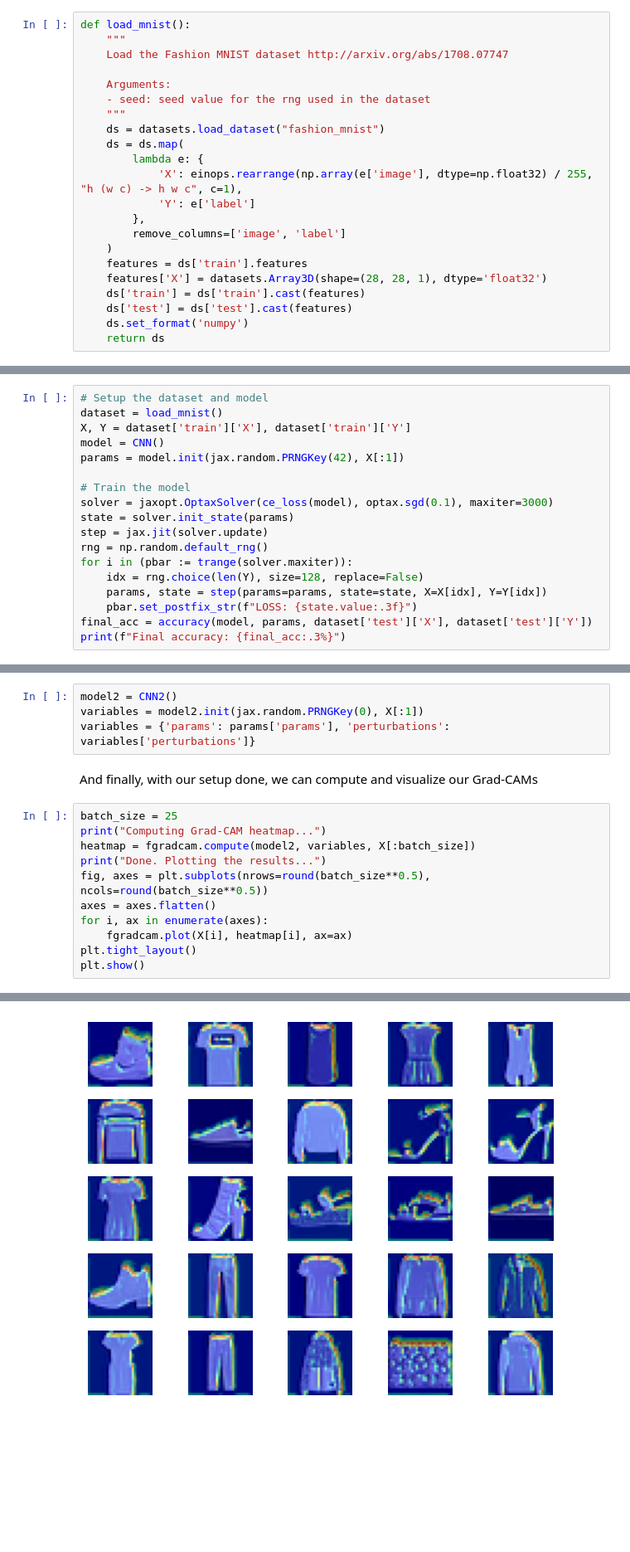
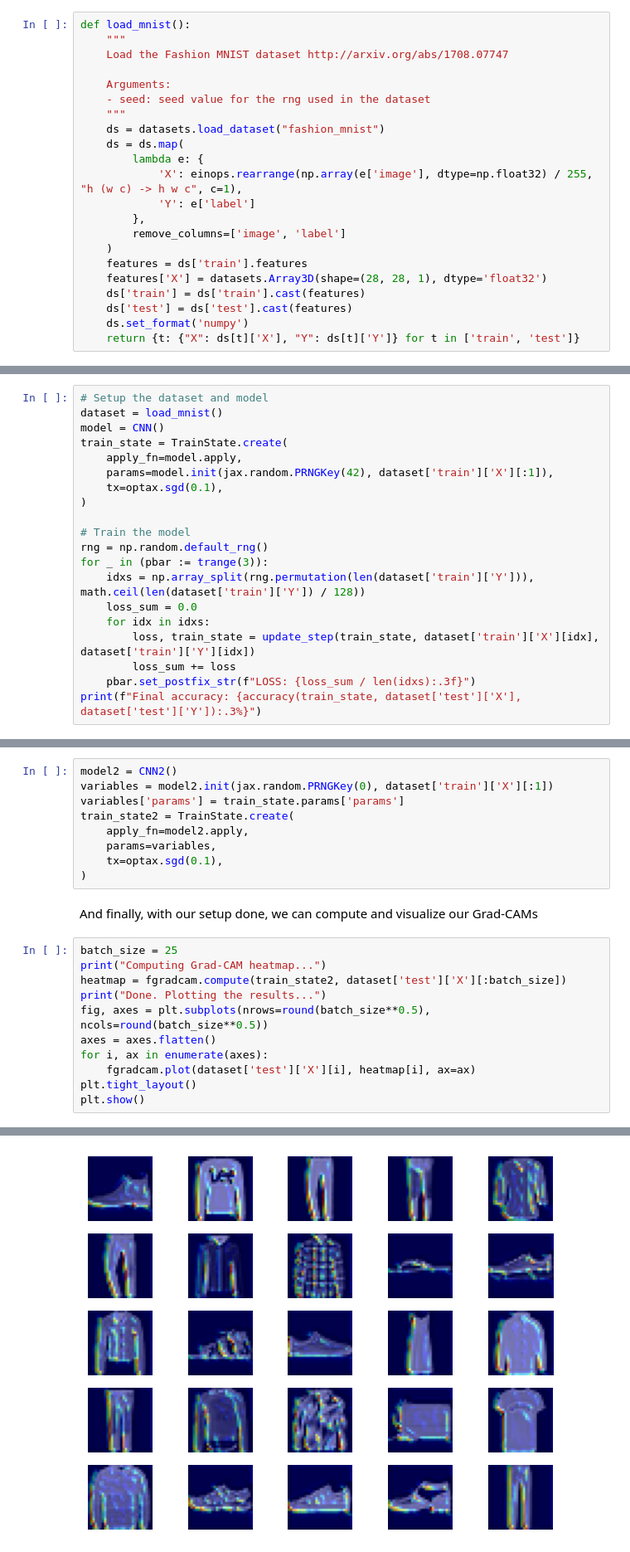
Before and after one commit to codymlewis/flax_gradcam, a Jupyter notebook: samples/transfer.ipynb, the cells around one changed output, grey strips where cells are left out. Shown at 83% size. Drawn from its saved outputs; the diff is of its cells as text; blank space fills up the shorter version.

```diff
--- a/samples/transfer.ipynb
+++ b/samples/transfer.ipynb
@@ -78,7 +82,7 @@ def load_mnist():
     ds['train'] = ds['train'].cast(features)
     ds['test'] = ds['test'].cast(features)
     ds.set_format('numpy')
-    return ds
+    return {t: {"X": ds[t]['X'], "Y": ds[t]['Y']} for t in ['train', 'test']}
 # %% [markdown]
 Finally, we define our model to train,
 # %%
@@ -102,19 +106,21 @@ We will now perform pretraining of the model,
 # %%
 # Setup the dataset and model
 dataset = load_mnist()
-X, Y = dataset['train']['X'], dataset['train']['Y']
 model = CNN()
-params = model.init(jax.random.PRNGKey(42), X[:1])
+train_state = TrainState.create(
+    apply_fn=model.apply,
+    params=model.init(jax.random.PRNGKey(42), dataset['train']['X'][:1]),
+    tx=optax.sgd(0.1),
+)
 
 # Train the model
-solver = jaxopt.OptaxSolver(ce_loss(model), optax.sgd(0.1), maxiter=3000)
-state = solver.init_state(params)
-step = jax.jit(solver.update)
 rng = np.random.default_rng()
-for i in (pbar := trange(solver.maxiter)):
-    idx = rng.choice(len(Y), size=128, replace=False)
-    params, state = step(params=params, state=state, X=X[idx], Y=Y[idx])
-    pbar.set_postfix_str(f"LOSS: {state.value:.3f}")
-final_acc = accuracy(model, params, dataset['test']['X'], dataset['test']['Y'])
-print(f"Final accuracy: {final_acc:.3%}")
+for _ in (pbar := trange(3)):
+    idxs = np.array_split(rng.permutation(len(dataset['train']['Y'])), math.ceil(len(dataset['train']['Y']) / 128))
+    loss_sum = 0.0
+    for idx in idxs:
+        loss, train_state = update_step(train_state, dataset['train']['X'][idx], dataset['train']['Y'][idx])
+        loss_sum += loss
+    pbar.set_postfix_str(f"LOSS: {loss_sum / len(idxs):.3f}")
+print(f"Final accuracy: {accuracy(train_state, dataset['test']['X'], dataset['test']['Y']):.3%}")
 # %% [output]
@@ -150,22 +150,27 @@ class CNN2(nn.Module):
 Next, we setup the model and the parameters, we create blank parameters and transfer the pretrained parameters into the correct place in the PyTree,
 # %%
 model2 = CNN2()
-variables = model2.init(jax.random.PRNGKey(0), X[:1])
-variables = {'params': params['params'], 'perturbations': variables['perturbations']}
+variables = model2.init(jax.random.PRNGKey(0), dataset['train']['X'][:1])
+variables['params'] = train_state.params['params']
+train_state2 = TrainState.create(
+    apply_fn=model2.apply,
+    params=variables,
+    tx=optax.sgd(0.1),
+)
 # %% [markdown]
 And finally, with our setup done, we can compute and visualize our Grad-CAMs
 # %%
 batch_size = 25
 print("Computing Grad-CAM heatmap...")
-heatmap = fgradcam.compute(model2, variables, X[:batch_size])
+heatmap = fgradcam.compute(train_state2, dataset['test']['X'][:batch_size])
 print("Done. Plotting the results...")
 fig, axes = plt.subplots(nrows=round(batch_size**0.5), ncols=round(batch_size**0.5))
 axes = axes.flatten()
 for i, ax in enumerate(axes):
-    fgradcam.plot(X[i], heatmap[i], ax=ax)
+    fgradcam.plot(dataset['test']['X'][i], heatmap[i], ax=ax)
 plt.tight_layout()
 plt.show()
 # %% [output]
 Computing Grad-CAM heatmap...
 Done. Plotting the results...
-[figure, old version]
+[figure, new version]
```
Also changed, not shown: parts of 5 cells of this notebook, 1 other file.
